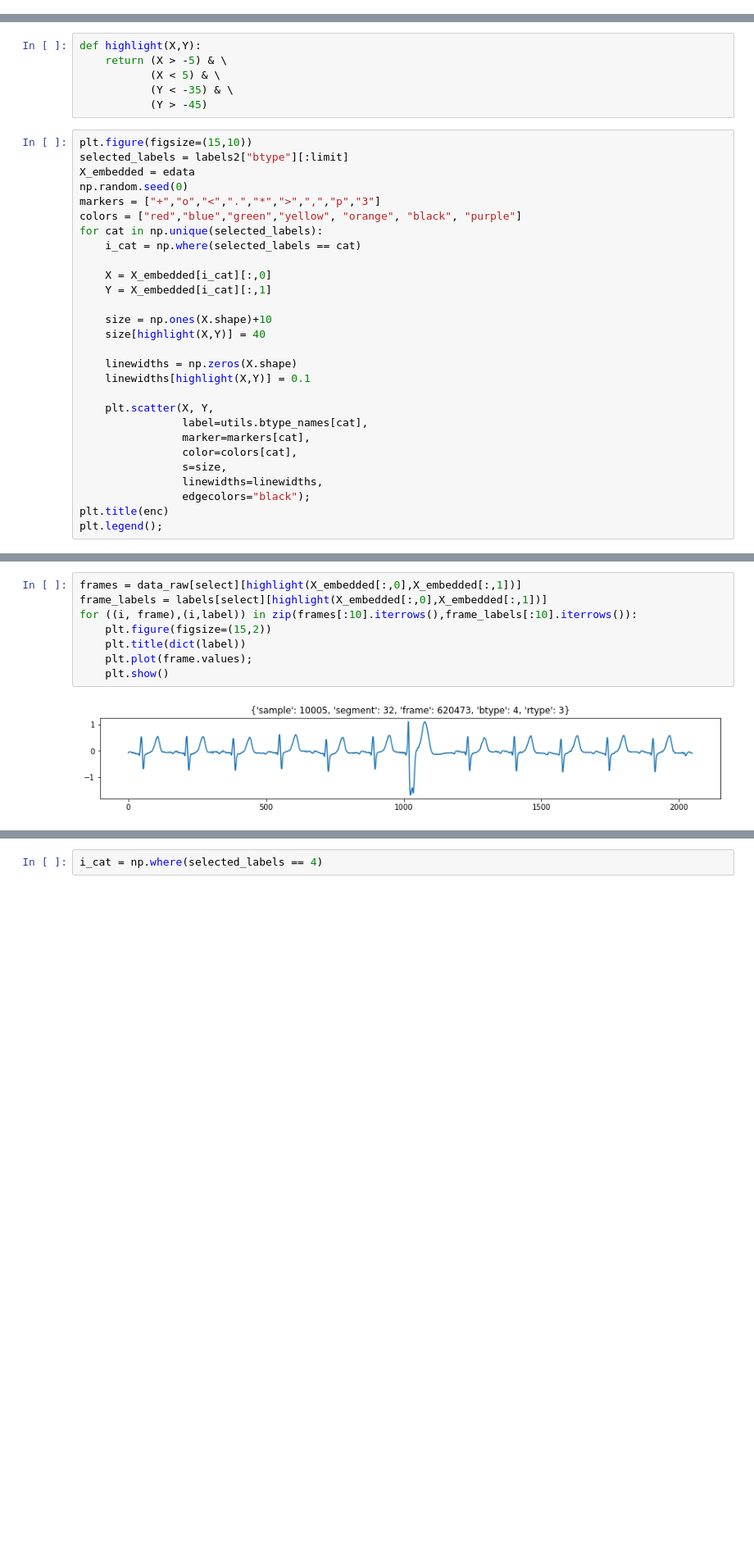
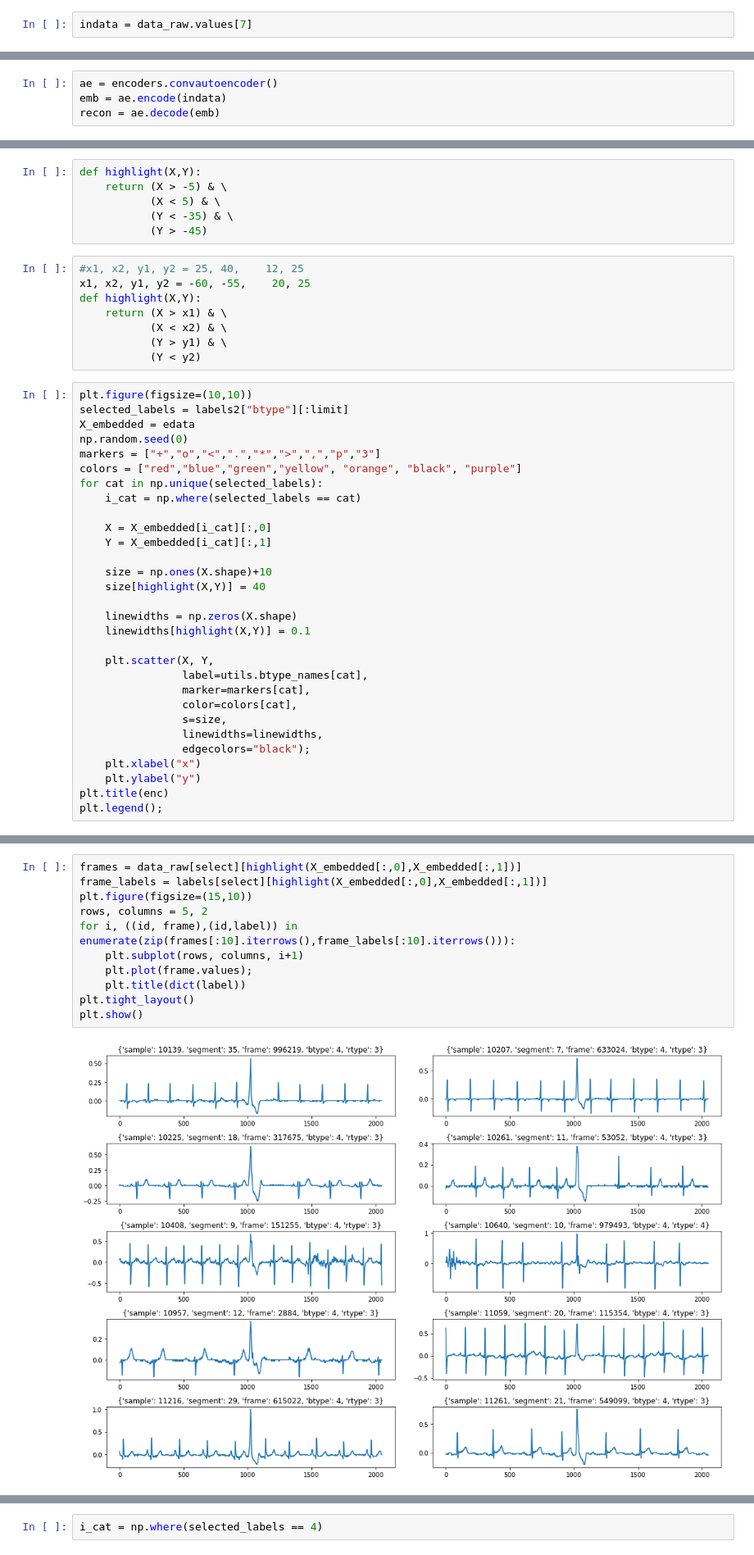
Before and after one commit to shawntan/icentia-ecg, a Jupyter notebook: explore-embs.ipynb, the cells around one changed output, grey strips where cells are left out. Shown at 82% size. Cells and saved outputs as stored; diff of their text form; blank space fills up the shorter version.

```diff
--- a/explore-embs.ipynb
+++ b/explore-embs.ipynb
@@ -12,0 +17,2 @@ data_raw, labels = utils.getSubset(7000)
+# %%
+indata = data_raw.values[7]
@@ -12,0 +24,4 @@ data_raw, labels = utils.getSubset(7000)
+# %%
+ae = encoders.convautoencoder()
+emb = ae.encode(indata)
+recon = ae.decode(emb)
@@ -44,8 +68,16 @@ def highlight(X,Y):
            (X < 5) & \
            (Y < -35) & \
            (Y > -45)
+# %%
+#x1, x2, y1, y2 = 25, 40,    12, 25
+x1, x2, y1, y2 = -60, -55,    20, 25
+def highlight(X,Y):
+    return (X > x1) & \
+           (X < x2) & \
+           (Y > y1) & \
+           (Y < y2)
 # %%
-plt.figure(figsize=(15,10))
+plt.figure(figsize=(10,10))
 selected_labels = labels2["btype"][:limit]
 X_embedded = edata
 np.random.seed(0)
@@ -70,6 +102,8 @@ for cat in np.unique(selected_labels):
                 s=size,
                 linewidths=linewidths,
                 edgecolors="black");
+    plt.xlabel("x")
+    plt.ylabel("y")
 plt.title(enc)
 plt.legend();
 # %% [output]
@@ -77,10 +111,13 @@ plt.legend();
 # %%
 frames = data_raw[select][highlight(X_embedded[:,0],X_embedded[:,1])]
 frame_labels = labels[select][highlight(X_embedded[:,0],X_embedded[:,1])]
-for ((i, frame),(i,label)) in zip(frames[:10].iterrows(),frame_labels[:10].iterrows()):
-    plt.figure(figsize=(15,2))
+plt.figure(figsize=(15,10))
+rows, columns = 5, 2
+for i, ((id, frame),(id,label)) in enumerate(zip(frames[:10].iterrows(),frame_labels[:10].iterrows())):
+    plt.subplot(rows, columns, i+1)
+    plt.plot(frame.values);
     plt.title(dict(label))
-    plt.plot(frame.values);
-    plt.show()
+plt.tight_layout()
+plt.show()
 # %% [output]
-[figure, old version]
+[figure, new version]
```
Also changed, not shown: parts of 10 cells of this notebook.
